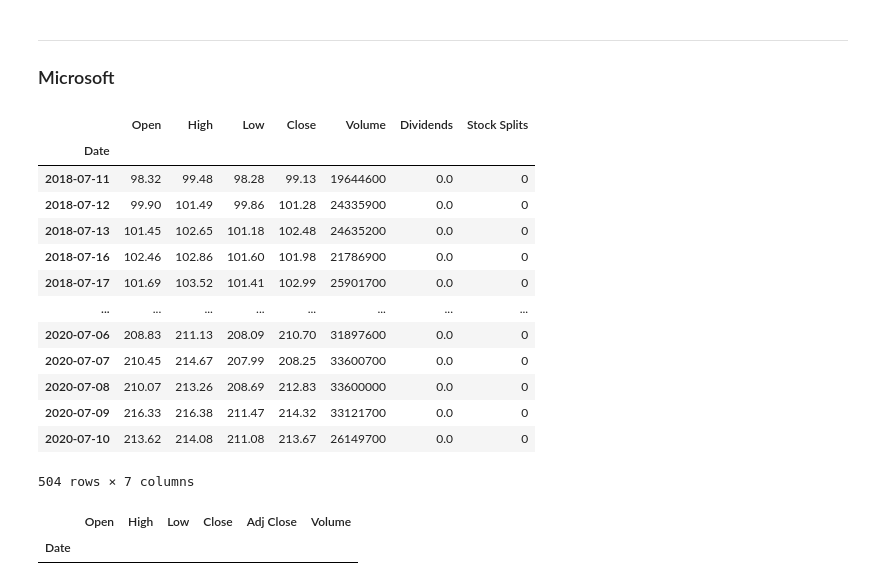
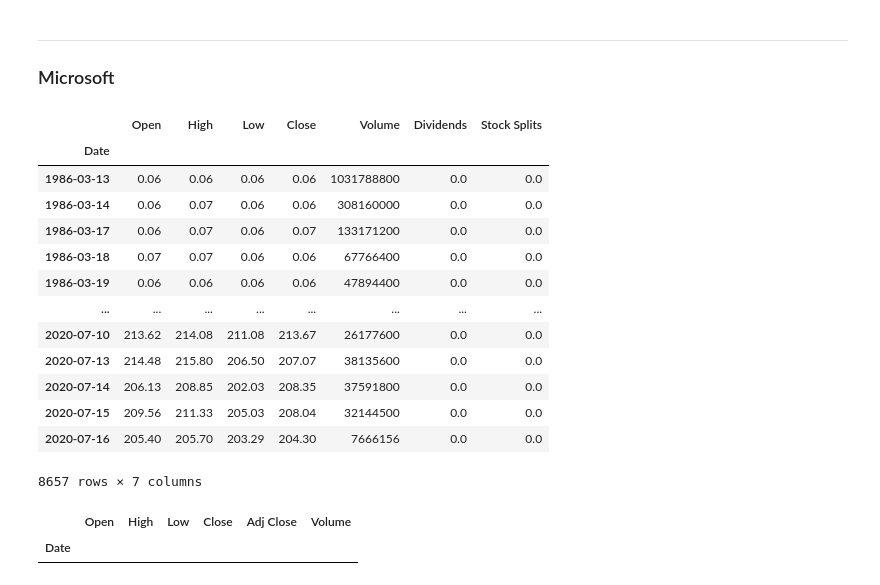
Before and after one commit to tarai2/Numer-ai, a Jupyter notebook: dataset/yfinance_example.ipynb, the cells around one changed output. Drawn from its saved outputs; the diff is of its cells as text; code cells hidden in the pictures.

```diff
--- a/dataset/yfinance_example.ipynb
+++ b/dataset/yfinance_example.ipynb
@@ -15,23 +24,23 @@ yf.download("^SP500-40")
 # %%
 msft = yf.Ticker("MSFT")
 # %%
-hist = msft.history(period="2y")
+hist = msft.history(period="max")
 hist
 # %% [output]
 |  | Open | High | Low | Close | Volume | Dividends | Stock Splits |
 | Date |  |  |  |  |  |  |  |
-| 2018-07-11 | 98.32 | 99.48 | 98.28 | 99.13 | 19644600 | 0.0 | 0 |
-| 2018-07-12 | 99.90 | 101.49 | 99.86 | 101.28 | 24335900 | 0.0 | 0 |
-| 2018-07-13 | 101.45 | 102.65 | 101.18 | 102.48 | 24635200 | 0.0 | 0 |
-| 2018-07-16 | 102.46 | 102.86 | 101.60 | 101.98 | 21786900 | 0.0 | 0 |
-| 2018-07-17 | 101.69 | 103.52 | 101.41 | 102.99 | 25901700 | 0.0 | 0 |
+| 1986-03-13 | 0.06 | 0.06 | 0.06 | 0.06 | 1031788800 | 0.0 | 0.0 |
+| 1986-03-14 | 0.06 | 0.07 | 0.06 | 0.06 | 308160000 | 0.0 | 0.0 |
+| 1986-03-17 | 0.06 | 0.07 | 0.06 | 0.07 | 133171200 | 0.0 | 0.0 |
+| 1986-03-18 | 0.07 | 0.07 | 0.06 | 0.06 | 67766400 | 0.0 | 0.0 |
+| 1986-03-19 | 0.06 | 0.06 | 0.06 | 0.06 | 47894400 | 0.0 | 0.0 |
 | ... | ... | ... | ... | ... | ... | ... | ... |
-| 2020-07-06 | 208.83 | 211.13 | 208.09 | 210.70 | 31897600 | 0.0 | 0 |
-| 2020-07-07 | 210.45 | 214.67 | 207.99 | 208.25 | 33600700 | 0.0 | 0 |
-| 2020-07-08 | 210.07 | 213.26 | 208.69 | 212.83 | 33600000 | 0.0 | 0 |
-| 2020-07-09 | 216.33 | 216.38 | 211.47 | 214.32 | 33121700 | 0.0 | 0 |
-| 2020-07-10 | 213.62 | 214.08 | 211.08 | 213.67 | 26149700 | 0.0 | 0 |
+| 2020-07-10 | 213.62 | 214.08 | 211.08 | 213.67 | 26177600 | 0.0 | 0.0 |
+| 2020-07-13 | 214.48 | 215.80 | 206.50 | 207.07 | 38135600 | 0.0 | 0.0 |
+| 2020-07-14 | 206.13 | 208.85 | 202.03 | 208.35 | 37591800 | 0.0 | 0.0 |
+| 2020-07-15 | 209.56 | 211.33 | 205.03 | 208.04 | 32144500 | 0.0 | 0.0 |
+| 2020-07-16 | 205.40 | 205.70 | 203.29 | 204.30 | 7666156 | 0.0 | 0.0 |
-504 rows × 7 columns
+8657 rows × 7 columns
 # %%
 msft.get_balance_sheet()
 # %% [output]
```
Also changed, not shown: parts of 34 cells of this notebook, 5 other files.
